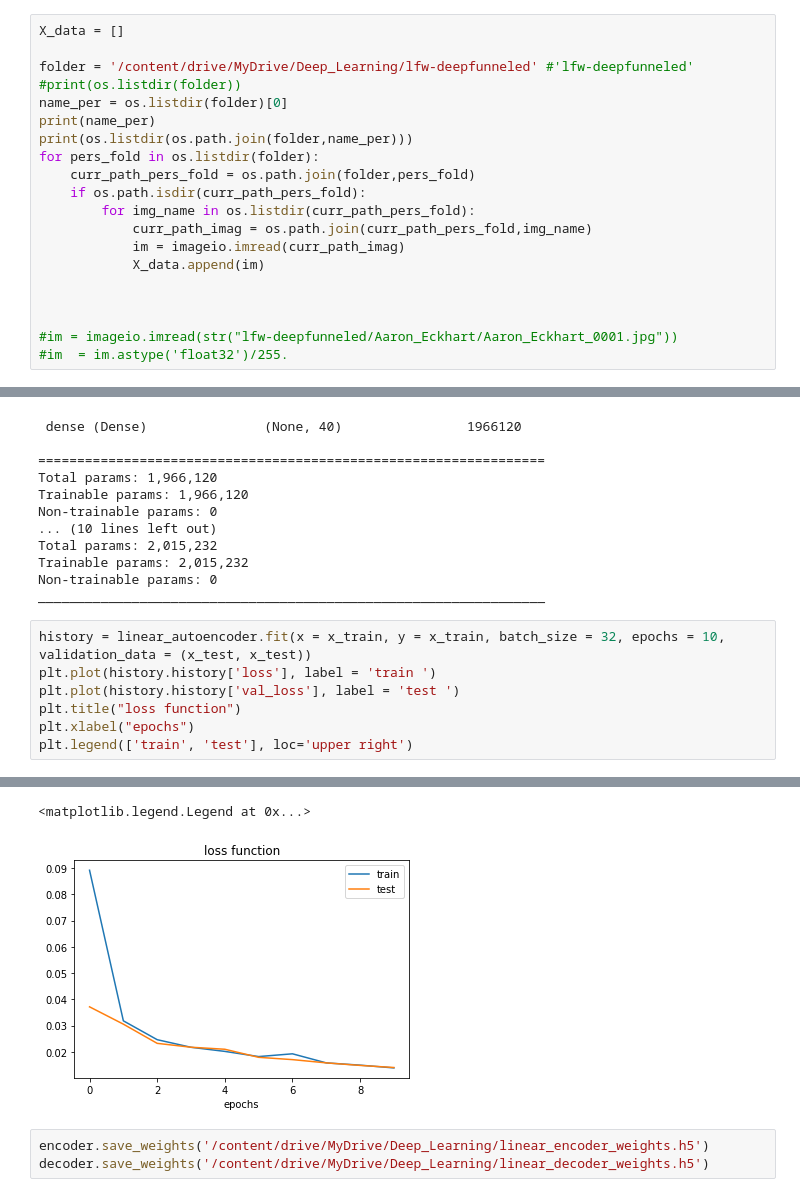
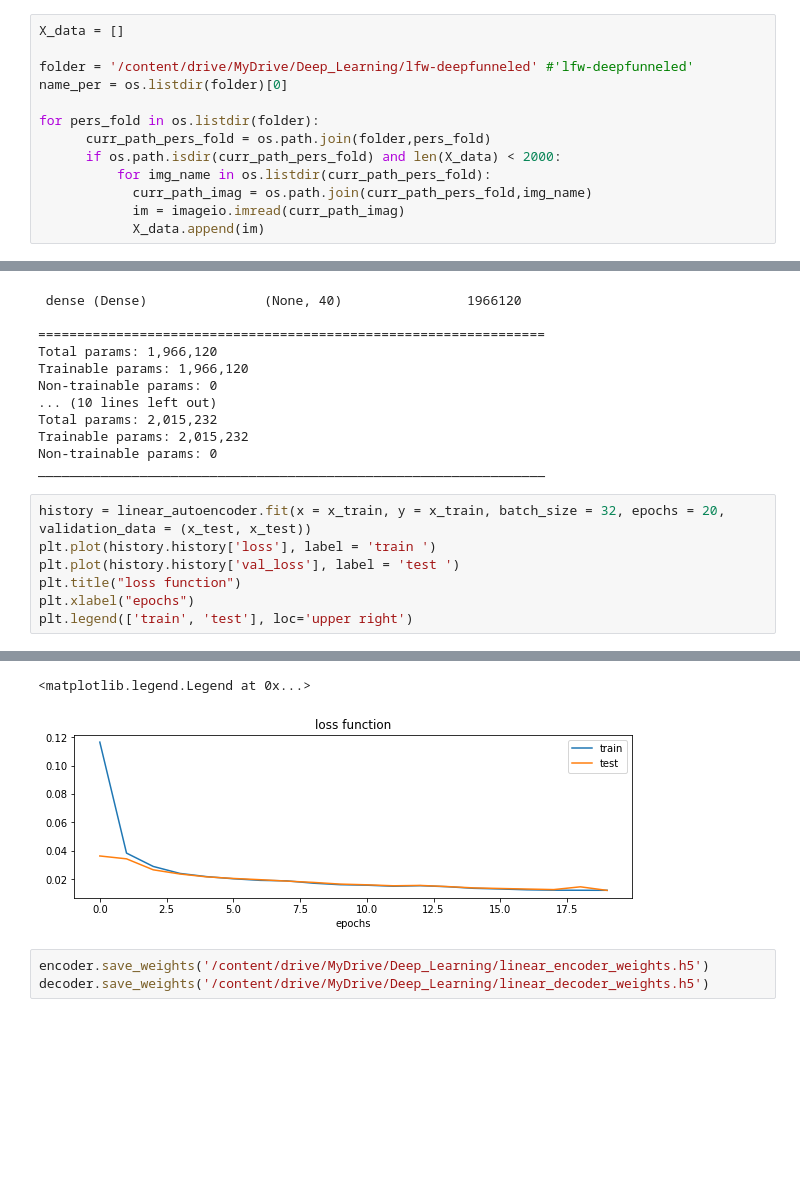
Before and after one commit to AnzhelikaKoldaeva/Autoencoders, a Jupyter notebook: Autoencoders.ipynb, the cells around one changed output, grey strips where cells are left out. Saved outputs shown, nothing was run; the diff lists cells and outputs as text; blank space fills up the shorter version.

```diff
--- a/Autoencoders.ipynb
+++ b/Autoencoders.ipynb
@@ -102,19 +56,12 @@ Upload the data from the "lfw-deepfunneled" folder.
 X_data = []
 
 folder = '/content/drive/MyDrive/Deep_Learning/lfw-deepfunneled' #'lfw-deepfunneled'
-#print(os.listdir(folder))
 name_per = os.listdir(folder)[0]
-print(name_per)
-print(os.listdir(os.path.join(folder,name_per)))
+
 for pers_fold in os.listdir(folder):
-    curr_path_pers_fold = os.path.join(folder,pers_fold)
-    if os.path.isdir(curr_path_pers_fold):
-        for img_name in os.listdir(curr_path_pers_fold):
+      curr_path_pers_fold = os.path.join(folder,pers_fold)
+      if os.path.isdir(curr_path_pers_fold) and len(X_data) < 2000:
+          for img_name in os.listdir(curr_path_pers_fold):
             curr_path_imag = os.path.join(curr_path_pers_fold,img_name)
             im = imageio.imread(curr_path_imag)
             X_data.append(im)
-
-
-
-#im = imageio.imread(str("lfw-deepfunneled/Aaron_Eckhart/Aaron_Eckhart_0001.jpg"))
-#im  = im.astype('float32')/255.
@@ -219,7 +156,7 @@ Trainable params: 2,015,232
 Non-trainable params: 0
 _________________________________________________________________
 # %%
-history = linear_autoencoder.fit(x = x_train, y = x_train, batch_size = 32, epochs = 10, validation_data = (x_test, x_test))
+history = linear_autoencoder.fit(x = x_train, y = x_train, batch_size = 32, epochs = 20, validation_data = (x_test, x_test))
 plt.plot(history.history['loss'], label = 'train ')
 plt.plot(history.history['val_loss'], label = 'test ')
 plt.title("loss function")
@@ -249,5 +183,5 @@ Epoch 10/10
 <matplotlib.legend.Legend at 0x...>
-[figure, old version]
+[figure, new version]
 # %%
 encoder.save_weights('/content/drive/MyDrive/Deep_Learning/linear_encoder_weights.h5')
 decoder.save_weights('/content/drive/MyDrive/Deep_Learning/linear_decoder_weights.h5')
```
Also changed, not shown: parts of 41 cells of this notebook.
